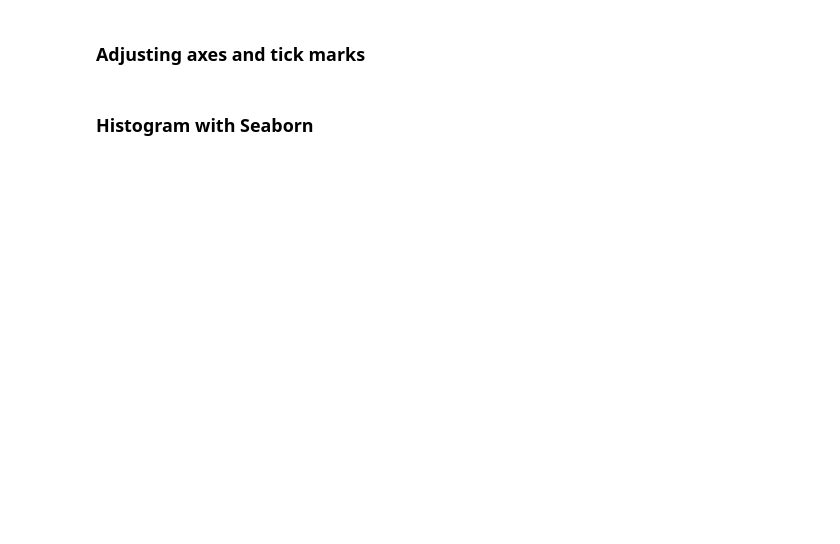
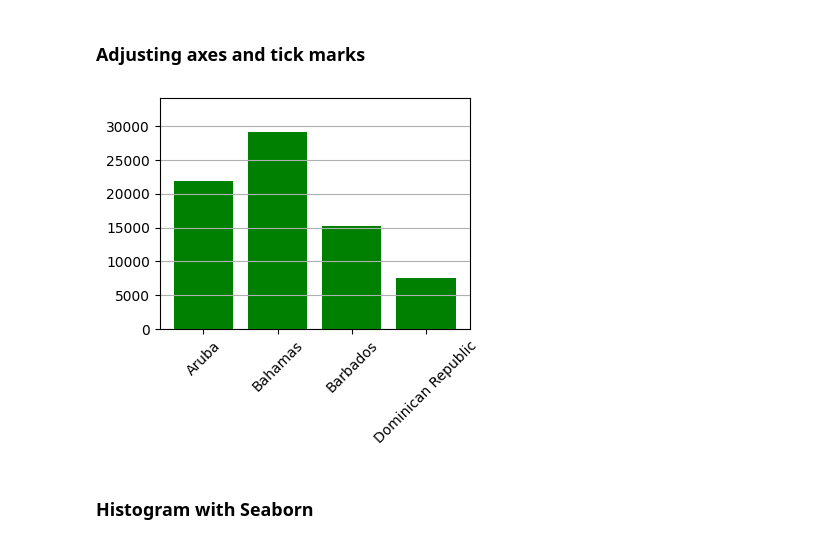
Before and after one commit to ismayc/oreilly-genai-powered-data-analysis-with-python, a Jupyter notebook: exercises-2025_09.ipynb, the cells around one changed output. Saved outputs shown, nothing was run; the diff lists cells and outputs as text; code cells hidden in the pictures; blank space fills up the shorter version.

```diff
--- a/exercises-2025_09.ipynb
+++ b/exercises-2025_09.ipynb
@@ -605,16 +643,20 @@ populations['fertility_rate'].fillna(0)
 # %%
 # Bar chart of gdp_percapita for different Caribbean countries in 2020 with
 # adjusted axes and tick marks
-
-
-
-
-
+plt.figure(figsize=(4, 3))
+plt.bar(x=data_2020_carib.country,
+        height=data_2020_carib['gdp_percapita'],
+        color='green');
+plt.grid(axis='y')
 
 # Adjust axes
-
+plt.ylim(0, max(data_2020_carib.gdp_percapita) + 5_000);
 
 # Adjust tick marks
+plt.xticks(rotation=45)
+plt.show()
+# %% [output]
+[figure, added]
 # %% [markdown]
 ### Histogram with Seaborn
 # %%
```
Also changed, not shown: parts of 7 cells of this notebook, 6 other files.
